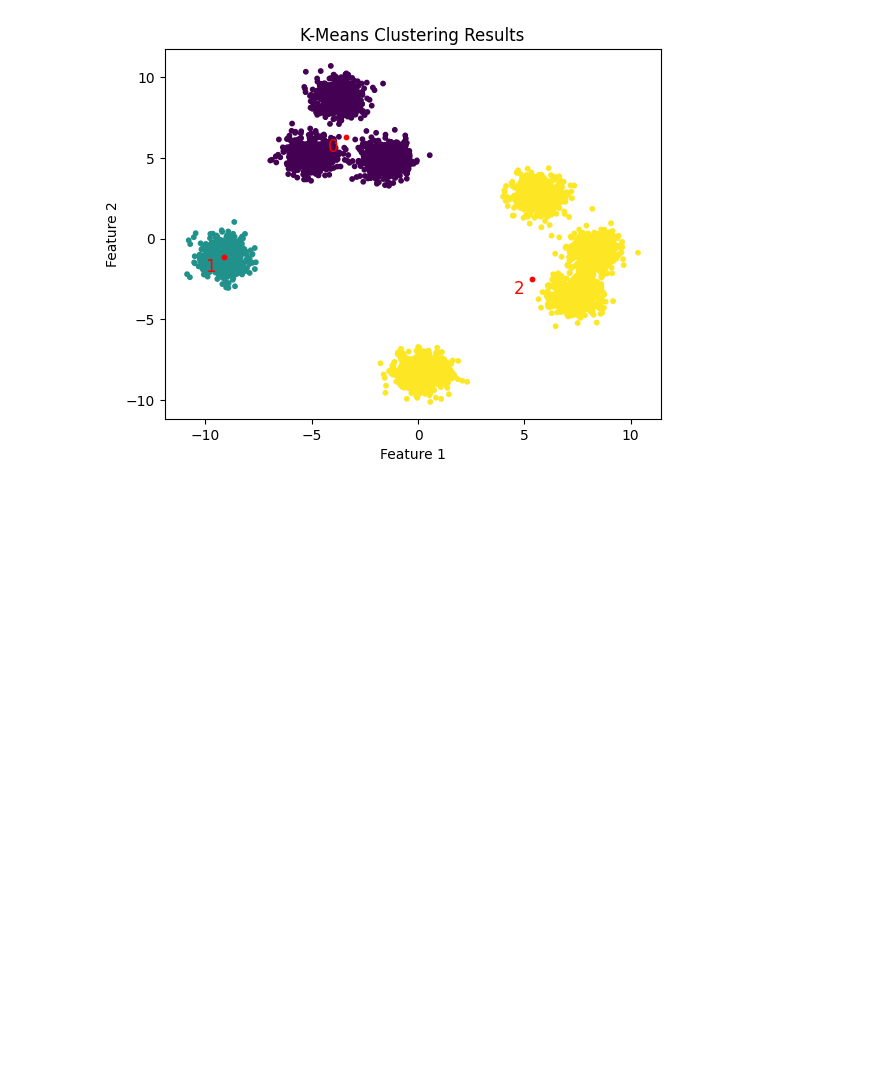
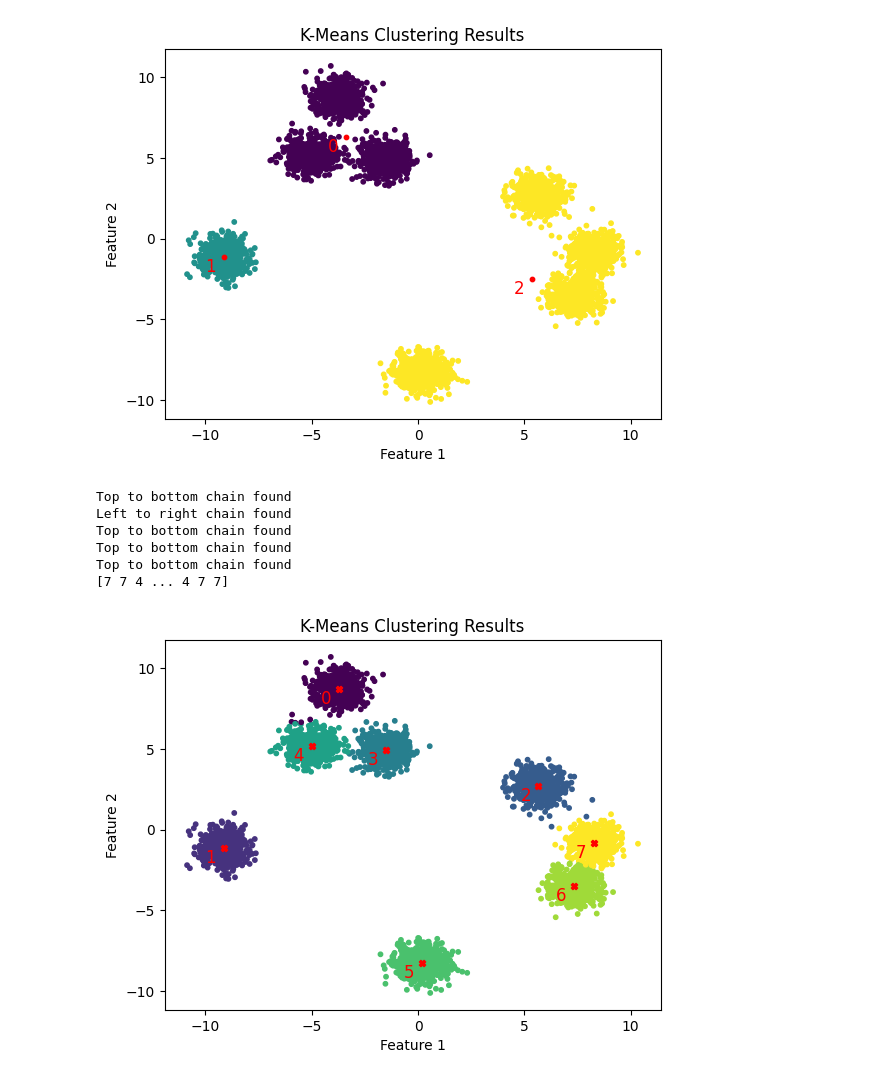
Before and after one commit to Mahir-Uddin0/density-aware-cluster-splitting, a Jupyter notebook: notebooks/approach1_grid_count/Clustering_Project.ipynb, the cells around one changed output. Drawn from its saved outputs; the diff is of its cells as text; code cells hidden in the pictures; blank space fills up the shorter version.

```diff
--- a/notebooks/approach1_grid_count/Clustering_Project.ipynb
+++ b/notebooks/approach1_grid_count/Clustering_Project.ipynb
@@ -235,3 +235,32 @@ plt.show()
  [ 8.12677326 -0.79021303]]
 [2 2 0 ... 0 2 2]
 [figure]
+# %%
+# calling the split_clusters function will split and give the final clustering result
+y_kmeans = kmeans.split_clusters(X)
+print(y_kmeans)
+# Visualize the clusters
+plt.scatter(X[:, 0], X[:, 1], c=y_kmeans, cmap='viridis', s=10)
+plt.scatter(kmeans.cluster_centers_[:, 0], kmeans.cluster_centers_[:, 1], c='red', s=20, marker='X')  # Mark the cluster centers
+for i, (x, y) in enumerate(kmeans.cluster_centers_):
+    plt.text(
+        x - 0.6,  # Offset slightly to the left
+        y - 0.6,  # Offset slightly downward
+        str(i),
+        color='red',
+        fontsize=12,
+        ha='center',
+        va='center',
+    )
+plt.title("K-Means Clustering Results")
+plt.xlabel("Feature 1")
+plt.ylabel("Feature 2")
+plt.show()
+# %% [output]
+Top to bottom chain found
+Left to right chain found
+Top to bottom chain found
+Top to bottom chain found
+Top to bottom chain found
+[7 7 4 ... 4 7 7]
+[figure, added]
```
